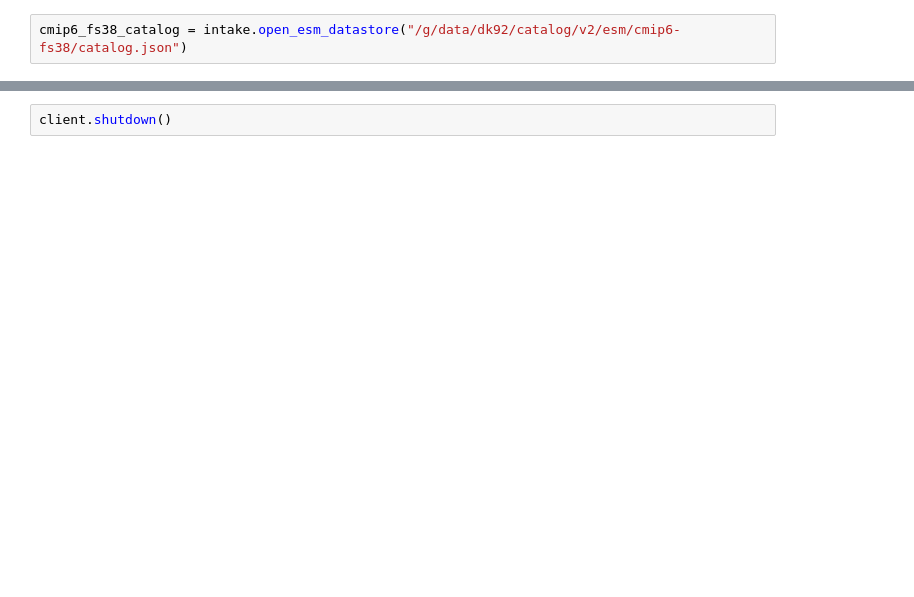
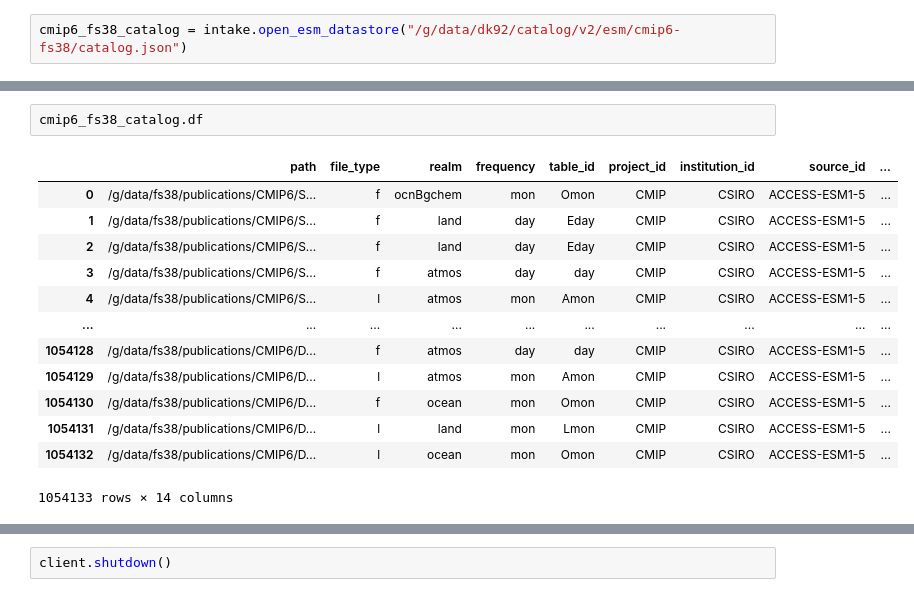
Before and after one commit to shared-climate-data-problems/CMIP-data-problems, a Jupyter notebook: notebooks/CMIP6_ARD_OHW24.ipynb, the cells around one changed output, grey strips where cells are left out. Cells and saved outputs as stored; diff of their text form; blank space fills up the shorter version.

```diff
--- a/notebooks/CMIP6_ARD_OHW24.ipynb
+++ b/notebooks/CMIP6_ARD_OHW24.ipynb
@@ -71,0 +71,16 @@ cmip6-oi10 catalog with 5 dataset(s) from 430 asset(s):
+# %%
+cmip6_fs38_catalog.df
+# %% [output]
+|  | path | file_type | realm | frequency | table_id | project_id | institution_id | source_id | ... |
+| 0 | /g/data/fs38/publications/CMIP6/S... | f | ocnBgchem | mon | Omon | CMIP | CSIRO | ACCESS-ESM1-5 | ... |
+| 1 | /g/data/fs38/publications/CMIP6/S... | f | land | day | Eday | CMIP | CSIRO | ACCESS-ESM1-5 | ... |
+| 2 | /g/data/fs38/publications/CMIP6/S... | f | land | day | Eday | CMIP | CSIRO | ACCESS-ESM1-5 | ... |
+| 3 | /g/data/fs38/publications/CMIP6/S... | f | atmos | day | day | CMIP | CSIRO | ACCESS-ESM1-5 | ... |
+| 4 | /g/data/fs38/publications/CMIP6/S... | l | atmos | mon | Amon | CMIP | CSIRO | ACCESS-ESM1-5 | ... |
+| ... | ... | ... | ... | ... | ... | ... | ... | ... | ... |
+| 1054128 | /g/data/fs38/publications/CMIP6/D... | f | atmos | day | day | CMIP | CSIRO | ACCESS-ESM1-5 | ... |
+| 1054129 | /g/data/fs38/publications/CMIP6/D... | l | atmos | mon | Amon | CMIP | CSIRO | ACCESS-ESM1-5 | ... |
+| 1054130 | /g/data/fs38/publications/CMIP6/D... | f | ocean | mon | Omon | CMIP | CSIRO | ACCESS-ESM1-5 | ... |
+| 1054131 | /g/data/fs38/publications/CMIP6/D... | l | land | mon | Lmon | CMIP | CSIRO | ACCESS-ESM1-5 | ... |
+| 1054132 | /g/data/fs38/publications/CMIP6/D... | l | ocean | mon | Omon | CMIP | CSIRO | ACCESS-ESM1-5 | ... |
+1054133 rows × 14 columns
```
Also changed, not shown: parts of 45 cells of this notebook.
